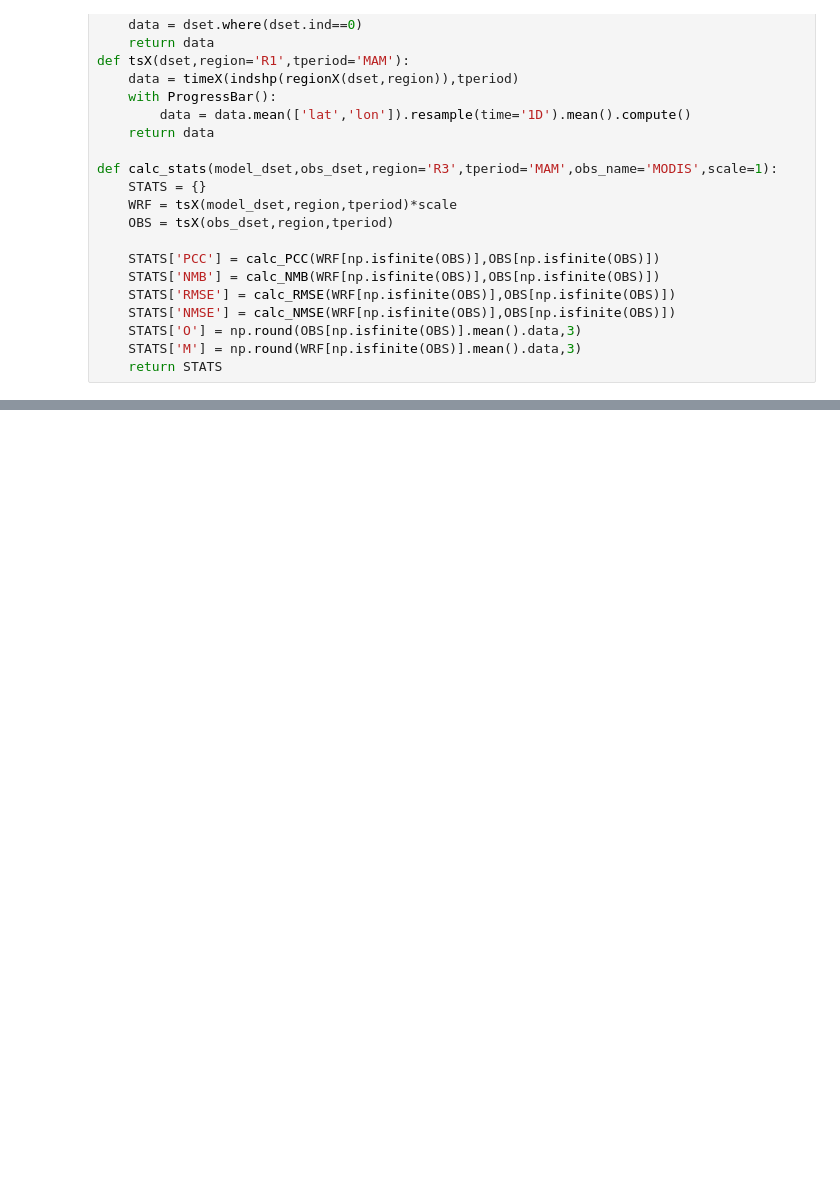
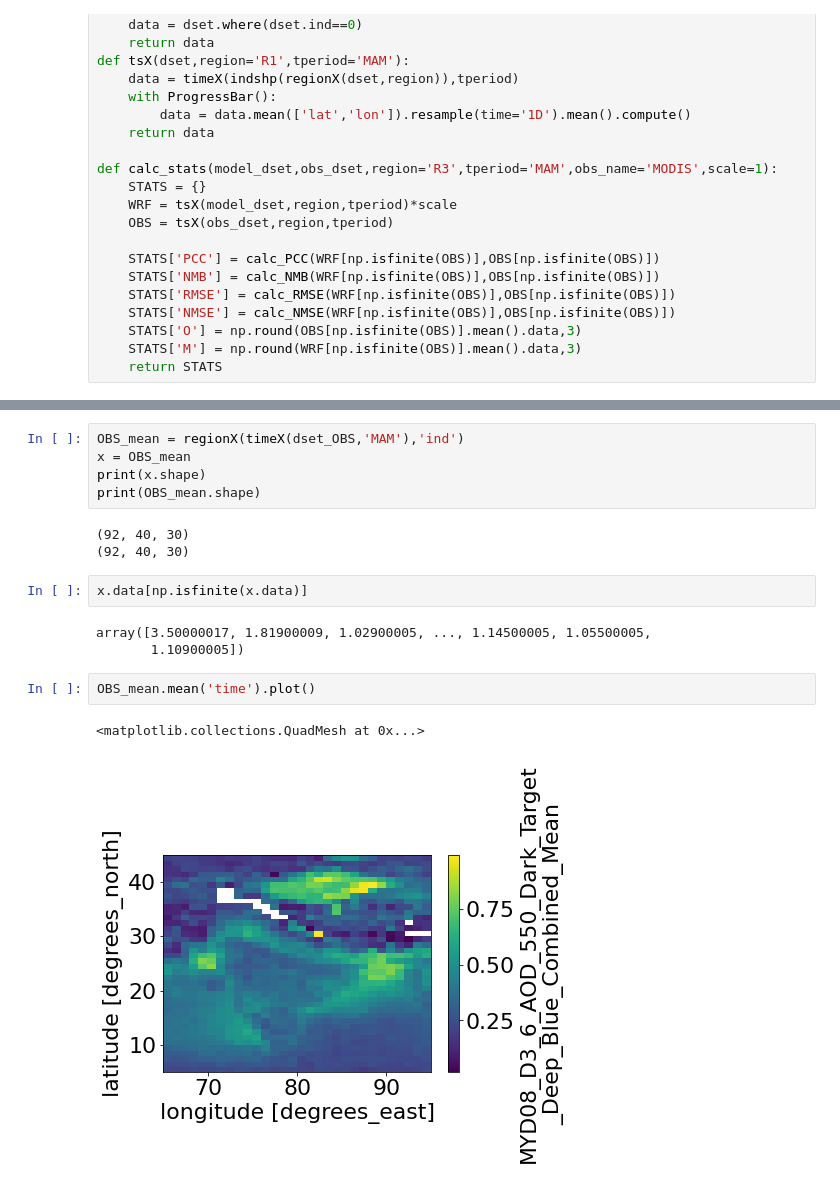
Before and after one commit to Kaushikreddym/Codes_Sharing, a Jupyter notebook: STATS_SPATIAL/AOD_FNL.ipynb, the cells around one changed output, grey strips where cells are left out. Saved outputs shown, nothing was run; the diff lists cells and outputs as text; blank space fills up the shorter version.

```diff
--- a/STATS_SPATIAL/AOD_FNL.ipynb
+++ b/STATS_SPATIAL/AOD_FNL.ipynb
@@ -420,0 +414,18 @@ for tperiod in np.linspace(1,7,1):
+# %%
+OBS_mean = regionX(timeX(dset_OBS,'MAM'),'ind')
+x = OBS_mean
+print(x.shape)
+print(OBS_mean.shape)
+# %% [output]
+(92, 40, 30)
+(92, 40, 30)
+# %%
+x.data[np.isfinite(x.data)]
+# %% [output]
+array([3.50000017, 1.81900009, 1.02900005, ..., 1.14500005, 1.05500005,
+       1.10900005])
+# %%
+OBS_mean.mean('time').plot()
+# %% [output]
+<matplotlib.collections.QuadMesh at 0x...>
+[figure, added]
```
Also changed, not shown: parts of 4 cells of this notebook, 1 other file.
